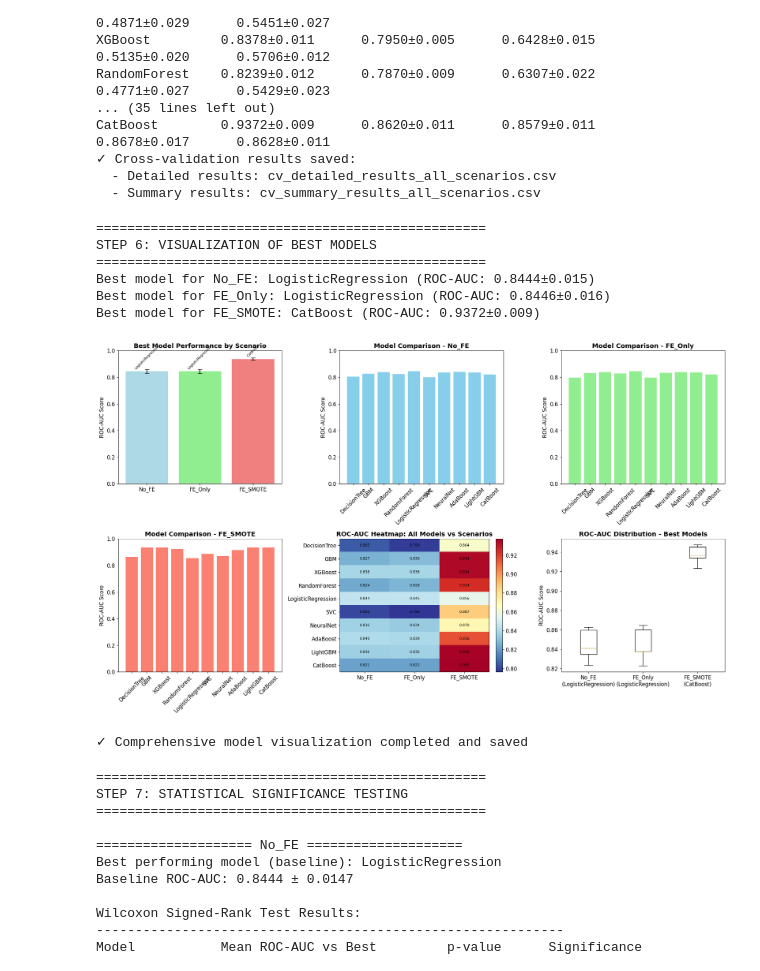
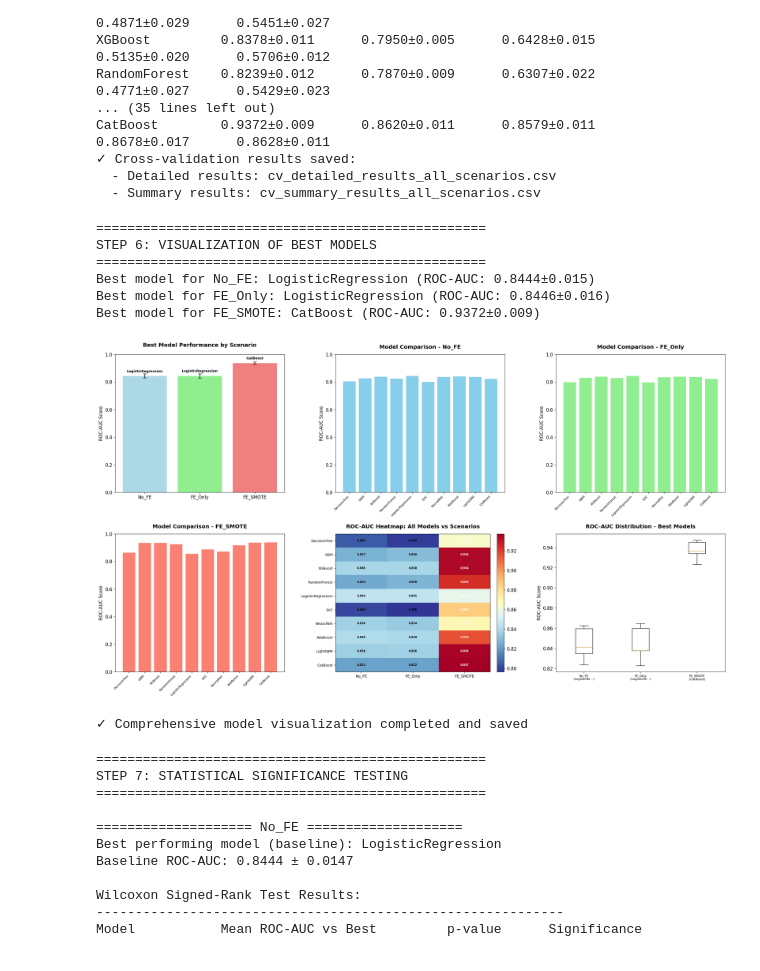
Before and after one commit to koriebruh/CHURN-JOURNAL, a Jupyter notebook: wwwNofel.ipynb, the cells around one changed output. Drawn from its saved outputs; the diff is of its cells as text; code cells hidden in the pictures.

Commit message:
solve tumpang tindih plot name

```diff
--- a/wwwNofel.ipynb
+++ b/wwwNofel.ipynb
@@ -742,7 +742,7 @@ CatBoost        0.9372±0.009      0.8620±0.011      0.8579±0.011      0.8678
   - Detailed results: cv_detailed_results_all_scenarios.csv
   - Summary results: cv_summary_results_all_scenarios.csv
 # %%
-# === STEP 6: VISUALIZATION OF BEST MODELS ===
+# === STEP 6: VISUALIZATION OF BEST MODELS (FIXED) ===
 print("\n" + "="*50)
 print("STEP 6: VISUALIZATION OF BEST MODELS")
 print("="*50)
@@ -758,8 +758,8 @@ for scenario_name, scenario_results in all_cv_results.items():
     }
     print(f"Best model for {scenario_name}: {best_model[0]} (ROC-AUC: {best_model[1]['roc_auc_mean']:.4f}±{best_model[1]['roc_auc_std']:.3f})")
 
-# Create comprehensive visualization
-fig, axes = plt.subplots(2, 3, figsize=(20, 12))
+# Create comprehensive visualization with better spacing
+fig, axes = plt.subplots(2, 3, figsize=(24, 14))  # Increased figure size
 
 # 1. Best models comparison across scenarios
 ax1 = axes[0, 0]
@@ -770,15 +770,15 @@ model_names = [best_models_per_scenario[s]['model_name'] for s in scenarios_list
 
 bars = ax1.bar(scenarios_list, roc_scores, yerr=roc_stds, capsize=5,
                color=['lightblue', 'lightgreen', 'lightcoral'])
-ax1.set_title('Best Model Performance by Scenario', fontweight='bold')
+ax1.set_title('Best Model Performance by Scenario', fontweight='bold', pad=20)
 ax1.set_ylabel('ROC-AUC Score')
 ax1.set_ylim(0, 1)
 
-# Add model names on bars
+# Add model names on bars with better positioning
 for bar, model_name in zip(bars, model_names):
     height = bar.get_height()
-    ax1.text(bar.get_x() + bar.get_width()/2., height + 0.01,
-             model_name, ha='center', va='bottom', rotation=45, fontsize=8)
+    ax1.text(bar.get_x() + bar.get_width()/2., height + 0.02,
+             model_name, ha='center', va='bottom', rotation=0, fontsize=9, fontweight='bold')
 
 # 2-4. Performance comparison for each scenario
 metrics = ['roc_auc_mean', 'accuracy_mean', 'f1_mean']
@@ -792,9 +792,11 @@ for idx, (scenario_name, scenario_results) in enumerate(all_cv_results.items()):
     roc_scores = [scenario_results[m]['roc_auc_mean'] for m in models]
 
     bars = ax.bar(models, roc_scores, color=colors[idx])
-    ax.set_title(f'Model Comparison - {scenario_name}', fontweight='bold')
+    ax.set_title(f'Model Comparison - {scenario_name}', fontweight='bold', pad=15)
     ax.set_ylabel('ROC-AUC Score')
-    ax.tick_params(axis='x', rotation=45)
+    # Fix x-axis labels
+    ax.set_xticks(range(len(models)))
+    ax.set_xticklabels(models, rotation=45, ha='right', fontsize=8)
     ax.set_ylim(0, 1)
 
 # 5. Overall best models heatmap
@@ -813,49 +815,54 @@ for model in model_names_all:
 
 im = ax5.imshow(heatmap_data, cmap='RdYlBu_r', aspect='auto')
 ax5.set_xticks(range(len(scenarios_list)))
-ax5.set_xticklabels(scenarios_list)
+ax5.set_xticklabels(scenarios_list, fontsize=10)
 ax5.set_yticks(range(len(model_names_all)))
-ax5.set_yticklabels(model_names_all)
-ax5.set_title('ROC-AUC Heatmap: All Models vs Scenarios', fontweight='bold')
+ax5.set_yticklabels(model_names_all, fontsize=9)
+ax5.set_title('ROC-AUC Heatmap: All Models vs Scenarios', fontweight='bold', pad=15)
 
 # Add colorbar
 plt.colorbar(im, ax=ax5, fraction=0.046, pad=0.04)
 
-# Add text annotations
+# Add text annotations with smaller font
 for i in range(len(model_names_all)):
     for j in range(len(scenarios_list)):
         text = ax5.text(j, i, f'{heatmap_data[i][j]:.3f}',
-                       ha="center", va="center", color="black", fontsize=8)
+                       ha="center", va="center", color="white" if heatmap_data[i][j] > 0.85 else "black",
+                       fontsize=7, fontweight='bold')
 
 # 6. Box plot comparison
 ax6 = axes[1, 2]
 box_data = []
 box_labels = []
 for scenario_name in scenarios_list:
     scenario_data = detailed_df[detailed_df['Scenario'] == scenario_name]
     best_model_name = best_models_per_scenario[scenario_name]['model_name']
     best_model_data = scenario_data[scenario_data['Model'] == best_model_name]['ROC_AUC'].values
     box_data.append(best_model_data)
-    box_labels.append(f"{scenario_name}\n({best_model_name})")
+    # Shorten labels to prevent overlap
+    short_model = best_model_name[:10] + "..." if len(best_model_name) > 13 else best_model_name
+    box_labels.append(f"{scenario_name}\n({short_model})")
 
 ax6.boxplot(box_data, labels=box_labels)
-ax6.set_title('ROC-AUC Distribution - Best Models', fontweight='bold')
+ax6.set_title('ROC-AUC Distribution - Best Models', fontweight='bold', pad=15)
 ax6.set_ylabel('ROC-AUC Score')
-ax6.tick_params(axis='x', rotation=0)
+ax6.tick_params(axis='x', rotation=0, labelsize=8)
 
-plt.tight_layout()
-plt.savefig(f"{OUTPUT_DIR}/plots/comprehensive_model_visualization.png", dpi=300, bbox_inches='tight')
+# Adjust layout with more padding
+plt.tight_layout(pad=3.0)
+plt.subplots_adjust(hspace=0.3, wspace=0.3)
+plt.savefig(f"{OUTPUT_DIR}/plots/comprehensive_model_visualization.png", dpi=600, bbox_inches='tight')
 plt.show()
 
 print("✓ Comprehensive model visualization completed and saved")
 # %% [output]
 ==================================================
 STEP 6: VISUALIZATION OF BEST MODELS
 ==================================================
 Best model for No_FE: LogisticRegression (ROC-AUC: 0.8444±0.015)
 Best model for FE_Only: LogisticRegression (ROC-AUC: 0.8446±0.016)
 Best model for FE_SMOTE: CatBoost (ROC-AUC: 0.9372±0.009)
-[figure, old version]
+[figure, new version]
 ✓ Comprehensive model visualization completed and saved
 # %%
 # === STEP 7: STATISTICAL SIGNIFICANCE TESTING ===
```
Also changed, not shown: 1 other file.
